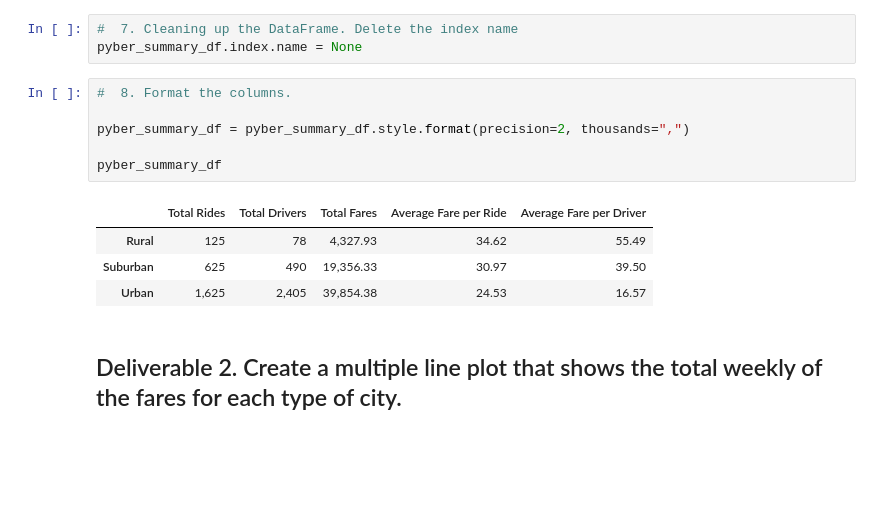
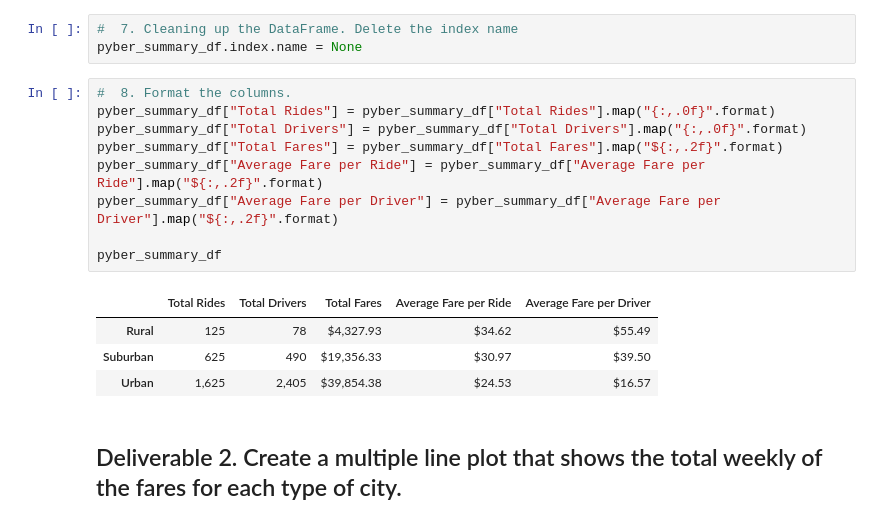
Before and after one commit to TravisTornquist/PyBer_Analysis, a Jupyter notebook: PyBer_Challenge.ipynb, the cells around one changed output. Cells and saved outputs as stored; diff of their text form; blank space fills up the shorter version.

```diff
--- a/PyBer_Challenge.ipynb
+++ b/PyBer_Challenge.ipynb
@@ -109,17 +109,20 @@ pyber_summary_df
 # %%
 #  7. Cleaning up the DataFrame. Delete the index name
 pyber_summary_df.index.name = None
-# %%
-#  8. Format the columns.
-
-pyber_summary_df = pyber_summary_df.style.format(precision=2, thousands=",")
-
-pyber_summary_df
-# %% [output]
-|  | Total Rides | Total Drivers | Total Fares | Average Fare per Ride | Average Fare per Driver |
-| Rural | 125 | 78 | 4,327.93 | 34.62 | 55.49 |
-| Suburban | 625 | 490 | 19,356.33 | 30.97 | 39.50 |
-| Urban | 1,625 | 2,405 | 39,854.38 | 24.53 | 16.57 |
+# %%
+#  8. Format the columns.
+pyber_summary_df["Total Rides"] = pyber_summary_df["Total Rides"].map("{:,.0f}".format)
+pyber_summary_df["Total Drivers"] = pyber_summary_df["Total Drivers"].map("{:,.0f}".format)
+pyber_summary_df["Total Fares"] = pyber_summary_df["Total Fares"].map("${:,.2f}".format)
+pyber_summary_df["Average Fare per Ride"] = pyber_summary_df["Average Fare per Ride"].map("${:,.2f}".format)
+pyber_summary_df["Average Fare per Driver"] = pyber_summary_df["Average Fare per Driver"].map("${:,.2f}".format)
+
+pyber_summary_df
+# %% [output]
+|  | Total Rides | Total Drivers | Total Fares | Average Fare per Ride | Average Fare per Driver |
+| Rural | 125 | 78 | $4,327.93 | $34.62 | $55.49 |
+| Suburban | 625 | 490 | $19,356.33 | $30.97 | $39.50 |
+| Urban | 1,625 | 2,405 | $39,854.38 | $24.53 | $16.57 |
 # %% [markdown]
 ## Deliverable 2.  Create a multiple line plot that shows the total weekly of the fares for each type of city.
 # %%
```
Also changed, not shown: parts of 1 cell of this notebook, 1 other file.
